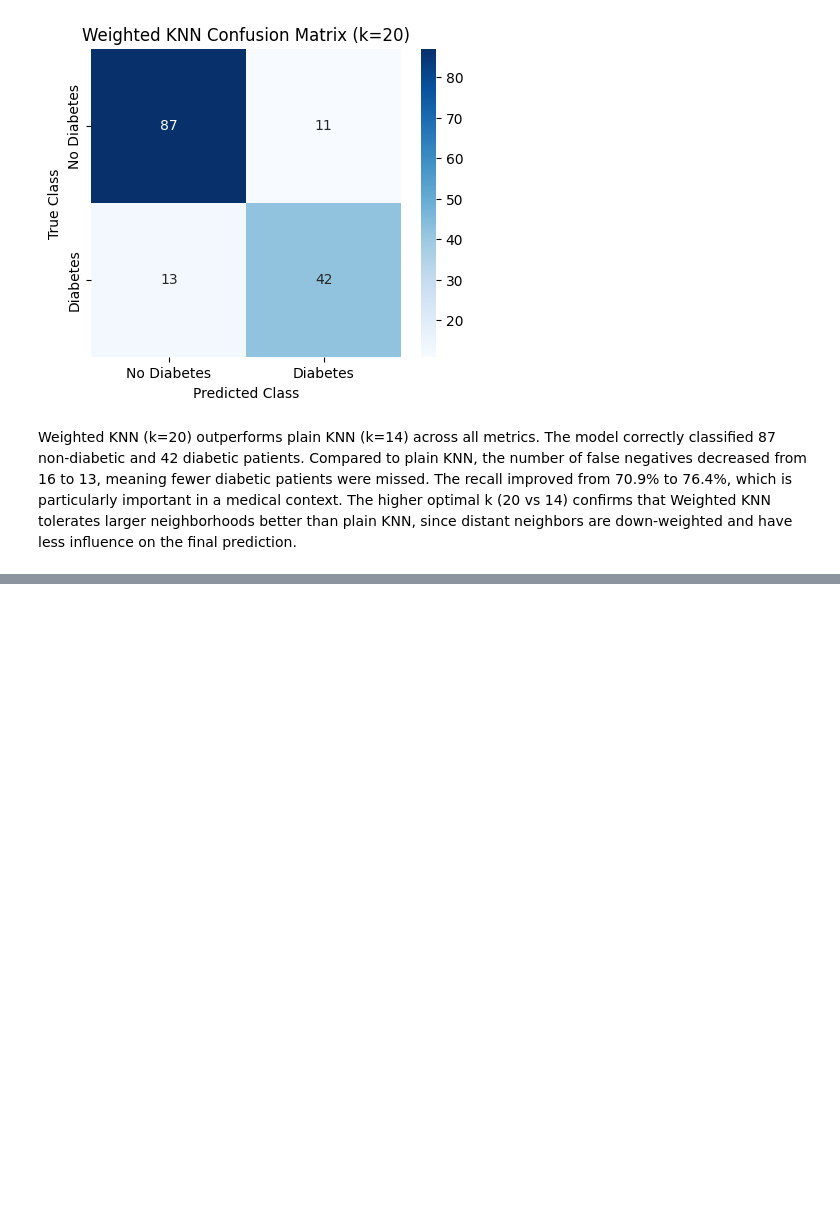
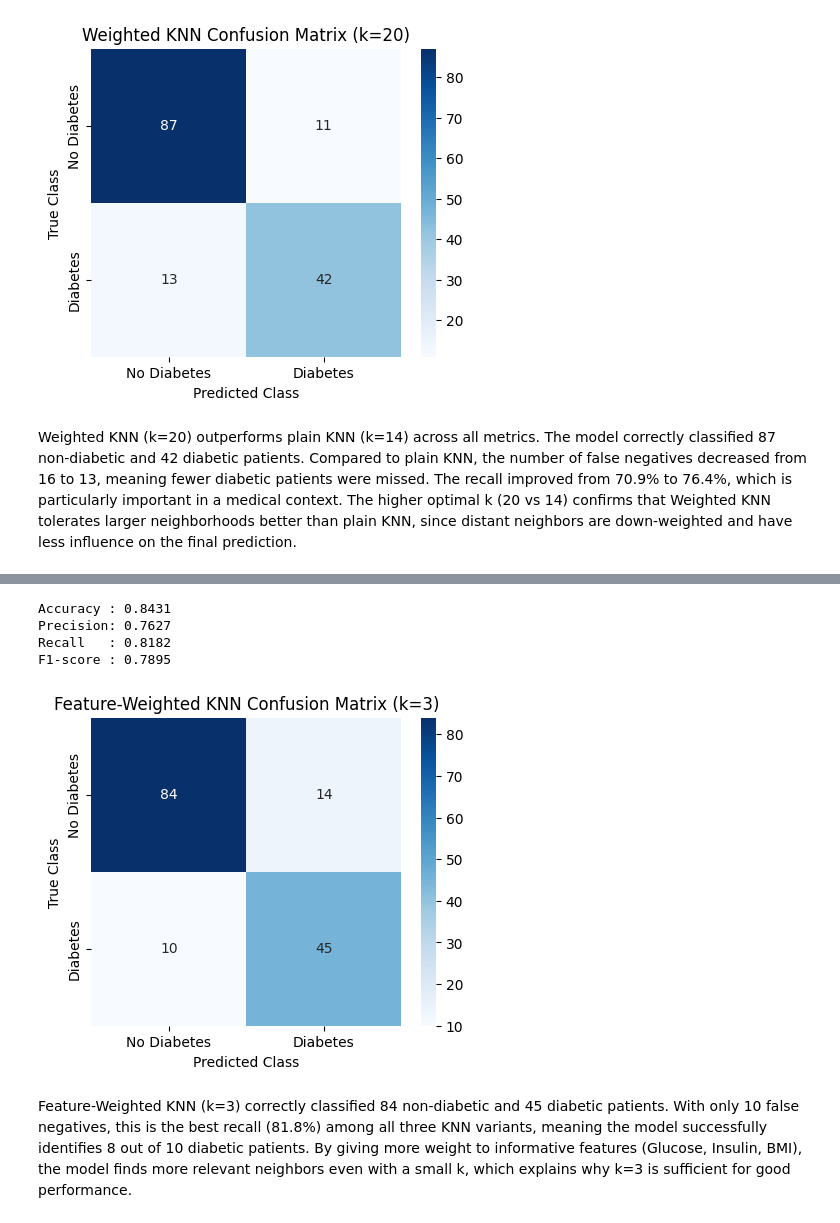
Before and after one commit to maksimovicd501-wq/Dijabetes, a Jupyter notebook: Diabetes.ipynb, the cells around one changed output, grey strips where cells are left out. Drawn from its saved outputs; the diff is of its cells as text; code cells hidden in the pictures; blank space fills up the shorter version.

```diff
--- a/Diabetes.ipynb
+++ b/Diabetes.ipynb
@@ -1290,0 +1310,12 @@ are down-weighted and have less influence on the final prediction.
+# %%
+# Correlations with Outcome from EDA (Section 1.9)
+feature_names = ['Pregnancies', 'Glucose', 'BloodPressure', 'SkinThickness',
+                 'Insulin', 'BMI', 'DiabetesPedigreeFunction', 'Age']
+
+correlations = np.array([0.22, 0.50, 0.17, 0.30, 0.38, 0.32, 0.17, 0.24])
+
+# Normalize so weights sum to 1
+feature_weights = correlations / correlations.sum()
+
+for name, w in zip(feature_names, feature_weights):
+    print(f'{name:25s}: {w:.4f}')
@@ -1290,0 +1391,47 @@ are down-weighted and have less influence on the final prediction.
+# %%
+y_pred_fwknn = feature_weighted_knn_predict(
+    X_train_scaled, y_train, X_test_scaled, k=best_k_fw, weights=feature_weights
+)
+
+accuracy_fw = np.mean(y_pred_fwknn == y_test)
+
+cm_fw = np.zeros((2, 2), dtype=int)
+for true, pred in zip(y_test, y_pred_fwknn):
+    cm_fw[int(true), int(pred)] += 1
+
+tn_fw, fp_fw, fn_fw, tp_fw = cm_fw[0,0], cm_fw[0,1], cm_fw[1,0], cm_fw[1,1]
+
+precision_fw = tp_fw / (tp_fw + fp_fw) if (tp_fw + fp_fw) > 0 else 0
+recall_fw    = tp_fw / (tp_fw + fn_fw) if (tp_fw + fn_fw) > 0 else 0
+f1_fw        = 2 * precision_fw * recall_fw / (precision_fw + recall_fw) if (precision_fw + recall_fw) > 0 else 0
+
+print(f'Accuracy : {accuracy_fw:.4f}')
+print(f'Precision: {precision_fw:.4f}')
+print(f'Recall   : {recall_fw:.4f}')
+print(f'F1-score : {f1_fw:.4f}')
+# %% [output]
+Accuracy : 0.8431
+Precision: 0.7627
+Recall   : 0.8182
+F1-score : 0.7895
+# %%
+plt.figure(figsize=(5, 4))
+sns.heatmap(
+    cm_fw, annot=True, fmt='d', cmap='Blues',
+    xticklabels=['No Diabetes', 'Diabetes'],
+    yticklabels=['No Diabetes', 'Diabetes']
+)
+plt.xlabel('Predicted Class')
+plt.ylabel('True Class')
+plt.title(f'Feature-Weighted KNN Confusion Matrix (k={best_k_fw})')
+plt.show()
+# %% [output]
+[figure, added]
+# %% [markdown]
+Feature-Weighted KNN (k=3) correctly classified 84 non-diabetic and
+45 diabetic patients. With only 10 false negatives, this is the best
+recall (81.8%) among all three KNN variants, meaning the model
+successfully identifies 8 out of 10 diabetic patients. By giving
+more weight to informative features (Glucose, Insulin, BMI), the model
+finds more relevant neighbors even with a small k, which explains why
+k=3 is sufficient for good performance.
```
Also changed, not shown: parts of 10 cells of this notebook.
